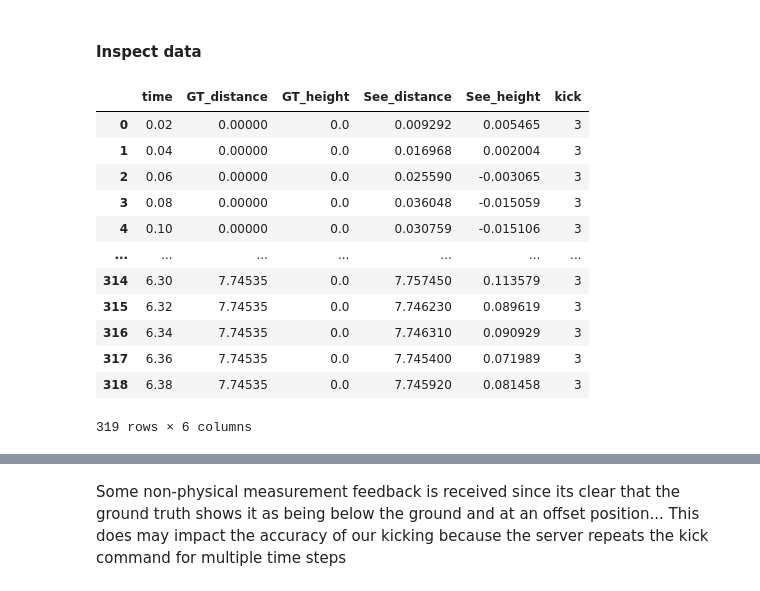
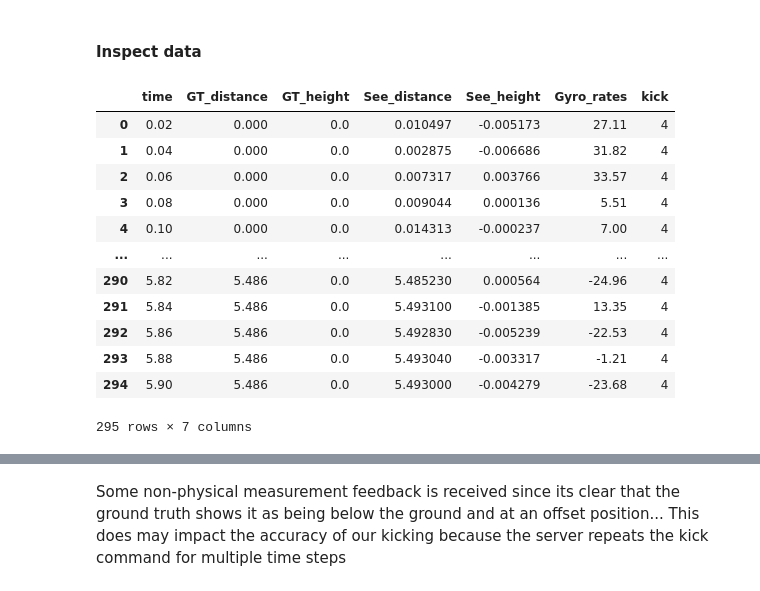
Before and after one commit to 262882/msc_trackingdata_wrangling, a Jupyter notebook: KickTracking.ipynb, the cells around one changed output, grey strips where cells are left out. Saved outputs shown, nothing was run; the diff lists cells and outputs as text; code cells hidden in the pictures.

```diff
--- a/KickTracking.ipynb
+++ b/KickTracking.ipynb
@@ -28,18 +28,18 @@ all_files[:5]
 # %% [markdown]
 #### Inspect data
 # %%
-kick_list[2]
+kick_list[3]
 # %% [output]
-|  | time | GT_distance | GT_height | See_distance | See_height | kick |
-| 0 | 0.02 | 0.00000 | 0.0 | 0.009292 | 0.005465 | 3 |
-| 1 | 0.04 | 0.00000 | 0.0 | 0.016968 | 0.002004 | 3 |
-| 2 | 0.06 | 0.00000 | 0.0 | 0.025590 | -0.003065 | 3 |
-| 3 | 0.08 | 0.00000 | 0.0 | 0.036048 | -0.015059 | 3 |
-| 4 | 0.10 | 0.00000 | 0.0 | 0.030759 | -0.015106 | 3 |
-| ... | ... | ... | ... | ... | ... | ... |
-| 314 | 6.30 | 7.74535 | 0.0 | 7.757450 | 0.113579 | 3 |
-| 315 | 6.32 | 7.74535 | 0.0 | 7.746230 | 0.089619 | 3 |
-| 316 | 6.34 | 7.74535 | 0.0 | 7.746310 | 0.090929 | 3 |
-| 317 | 6.36 | 7.74535 | 0.0 | 7.745400 | 0.071989 | 3 |
-| 318 | 6.38 | 7.74535 | 0.0 | 7.745920 | 0.081458 | 3 |
+|  | time | GT_distance | GT_height | See_distance | See_height | Gyro_rates | kick |
+| 0 | 0.02 | 0.000 | 0.0 | 0.010497 | -0.005173 | 27.11 | 4 |
+| 1 | 0.04 | 0.000 | 0.0 | 0.002875 | -0.006686 | 31.82 | 4 |
+| 2 | 0.06 | 0.000 | 0.0 | 0.007317 | 0.003766 | 33.57 | 4 |
+| 3 | 0.08 | 0.000 | 0.0 | 0.009044 | 0.000136 | 5.51 | 4 |
+| 4 | 0.10 | 0.000 | 0.0 | 0.014313 | -0.000237 | 7.00 | 4 |
+| ... | ... | ... | ... | ... | ... | ... | ... |
+| 290 | 5.82 | 5.486 | 0.0 | 5.485230 | 0.000564 | -24.96 | 4 |
+| 291 | 5.84 | 5.486 | 0.0 | 5.493100 | -0.001385 | 13.35 | 4 |
+| 292 | 5.86 | 5.486 | 0.0 | 5.492830 | -0.005239 | -22.53 | 4 |
+| 293 | 5.88 | 5.486 | 0.0 | 5.493040 | -0.003317 | -1.21 | 4 |
+| 294 | 5.90 | 5.486 | 0.0 | 5.493000 | -0.004279 | -23.68 | 4 |
-319 rows × 6 columns
+295 rows × 7 columns
```
Also changed, not shown: parts of 9 cells of this notebook, 10 other files.
